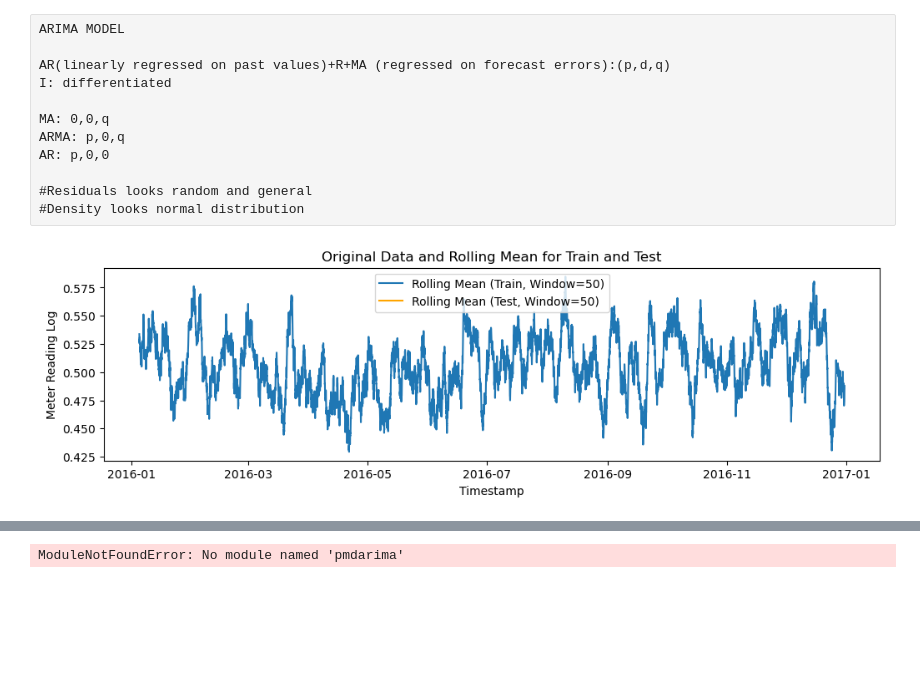
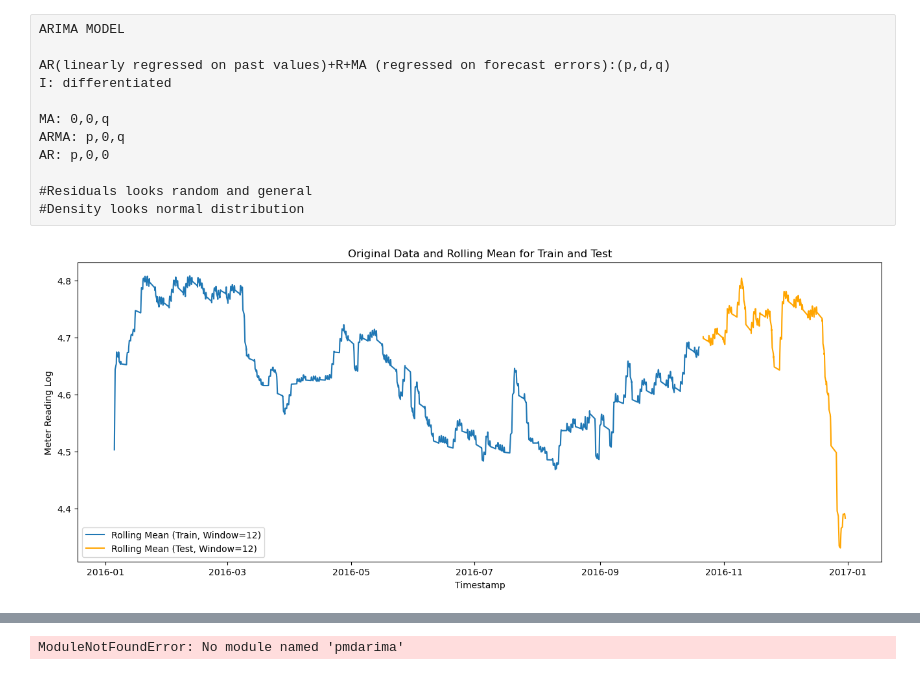
Before and after one commit to goksu-uzunturk/DI502_ElectricityPrediction, a Jupyter notebook: notebooks/ARIMA_TimeSeries_20November.ipynb, the cells around one changed output, grey strips where cells are left out. Drawn from its saved outputs; the diff is of its cells as text; code cells hidden in the pictures; blank space fills up the shorter version.

```diff
--- a/notebooks/ARIMA_TimeSeries_20November.ipynb
+++ b/notebooks/ARIMA_TimeSeries_20November.ipynb
@@ -147,5 +140,6 @@ plt.show()
 # %% [output]
 [figure]
 # %%
-series
+dataframe=pd.DataFrame(series).reset_index()
+dataframe.head()
 # %% [output]
@@ -216,36 +196,33 @@ AR: p,0,0
 # %%
 #ARIMA
 
-rng = pd.date_range('2016-01-01', '2016-12-31', freq='H')
-train_6 = pd.DataFrame({'timestamp': rng, 'meter_reading_log': np.random.rand(len(rng))})
-
 # Set 'timestamp' as the index
-train_6.set_index('timestamp', inplace=True)
+#dataframe.set_index('timestamp', inplace=True)
 
 # Split the data into training and testing sets
-train_size = int(len(train_all) * 0.8)
-train, test = train_6.iloc[:train_size], train_6.iloc[train_size:]
+train_size = int(len(dataframe) * 0.8)
+train, test = dataframe.iloc[:train_size], dataframe.iloc[train_size:]
 
-rolling_mean_train = train['meter_reading_log'].rolling(window=100).mean()
-rolling_mean_test = test['meter_reading_log'].rolling(window=100).mean()
+rolling_mean_train = train['log_meter_reading'].rolling(window=24).mean()
+rolling_mean_test = test['log_meter_reading'].rolling(window=24).mean()
 
 
 # Fit ARIMA model
-order = (0, 1, 5)  # Adjust the order based on your data, as data stationary
-arima_model = ARIMA(train['meter_reading_log'], order=order)
+order = (0, 0, 1)  # Adjust the order based on your data, as data stationary
+arima_model = ARIMA(train['log_meter_reading'], order=order)
 fitted_model = arima_model.fit()
+predictions = fitted_model.predict(start=1, end=len(test))
 
-
-plt.figure(figsize=(12, 3))
+plt.figure(figsize=(16, 6))
 #plt.plot(train.index, train['meter_reading_log'], label='Train', color='blue')
-plt.plot(rolling_mean_train.index, rolling_mean_train, label='Rolling Mean (Train, Window=50)')
+plt.plot(rolling_mean_train.index, rolling_mean_train, label='Rolling Mean (Train, Window=12)')
 
 #plt.plot(test.index, test['meter_reading_log'], label='Test', color='green')
-plt.plot(rolling_mean_test.index, rolling_mean_test, label='Rolling Mean (Test, Window=50)', color='orange')
+plt.plot(rolling_mean_test.index, rolling_mean_test, label='Rolling Mean (Test, Window=12)', color='orange')
 plt.title('Original Data and Rolling Mean for Train and Test')
 plt.xlabel('Timestamp')
 plt.ylabel('Meter Reading Log')
 plt.legend()
 plt.show()
 # %% [output]
-[figure, old version]
+[figure, new version]
```
Also changed, not shown: parts of 13 cells of this notebook.
